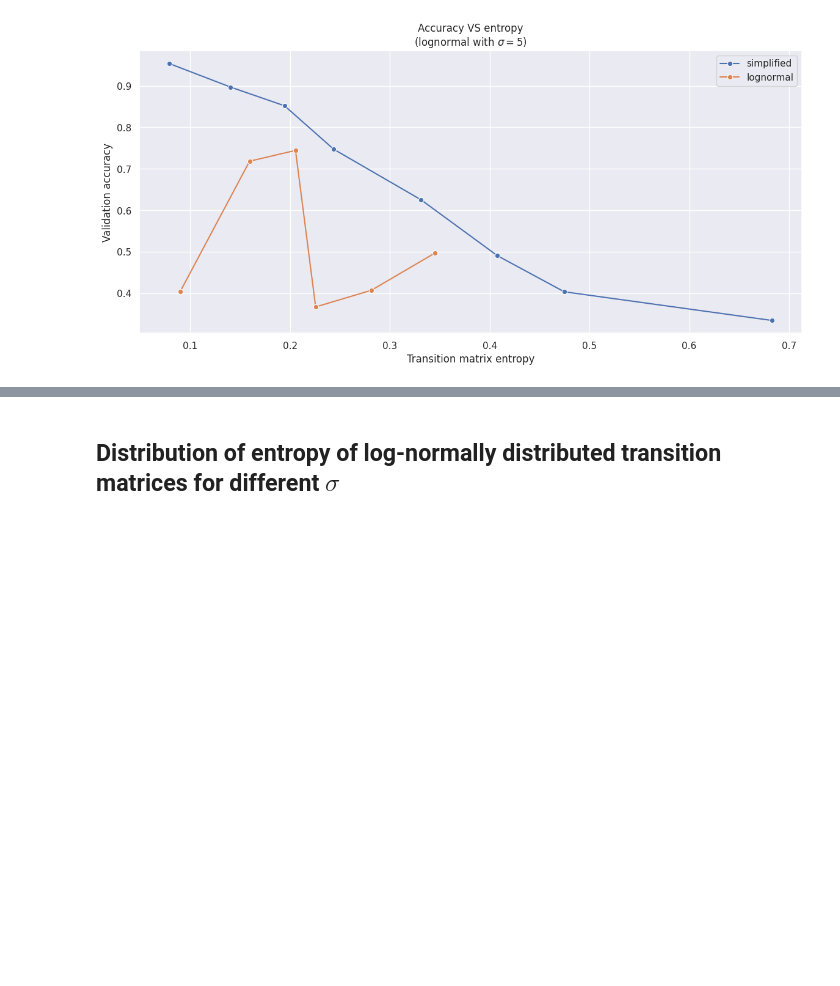
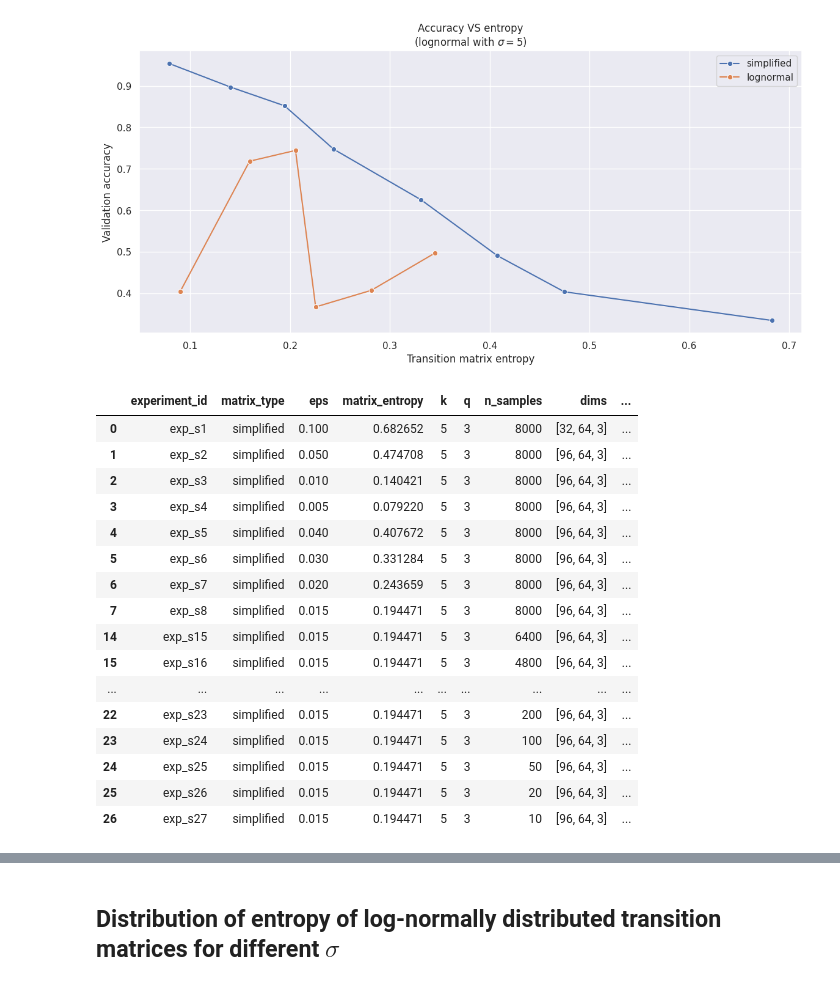
Before and after one commit to emanuele-moscato/tree-language, a Jupyter notebook: notebooks/nn_root_inference.ipynb, the cells around one changed output, grey strips where cells are left out. Saved outputs shown, nothing was run; the diff lists cells and outputs as text; code cells hidden in the pictures; blank space fills up the shorter version.

```diff
--- a/notebooks/nn_test.ipynb
+++ b/notebooks/nn_root_inference.ipynb
@@ -387,3 +405,23 @@ plt.title('Accuracy VS entropy\n(lognormal with $\sigma = 5$)')
 # %% [output]
 Text(0.5, 1.0, 'Accuracy VS entropy\n(lognormal with $\\sigma = 5$)')
 [figure]
+# %%
+experiment_catalog[experiment_catalog['matrix_type'] == 'simplified']
+# %% [output]
+|  | experiment_id | matrix_type | eps | matrix_entropy | k | q | n_samples | dims | ... |
+| 0 | exp_s1 | simplified | 0.100 | 0.682652 | 5 | 3 | 8000 | [32, 64, 3] | ... |
+| 1 | exp_s2 | simplified | 0.050 | 0.474708 | 5 | 3 | 8000 | [96, 64, 3] | ... |
+| 2 | exp_s3 | simplified | 0.010 | 0.140421 | 5 | 3 | 8000 | [96, 64, 3] | ... |
+| 3 | exp_s4 | simplified | 0.005 | 0.079220 | 5 | 3 | 8000 | [96, 64, 3] | ... |
+| 4 | exp_s5 | simplified | 0.040 | 0.407672 | 5 | 3 | 8000 | [96, 64, 3] | ... |
+| 5 | exp_s6 | simplified | 0.030 | 0.331284 | 5 | 3 | 8000 | [96, 64, 3] | ... |
+| 6 | exp_s7 | simplified | 0.020 | 0.243659 | 5 | 3 | 8000 | [96, 64, 3] | ... |
+| 7 | exp_s8 | simplified | 0.015 | 0.194471 | 5 | 3 | 8000 | [96, 64, 3] | ... |
+| 14 | exp_s15 | simplified | 0.015 | 0.194471 | 5 | 3 | 6400 | [96, 64, 3] | ... |
+| 15 | exp_s16 | simplified | 0.015 | 0.194471 | 5 | 3 | 4800 | [96, 64, 3] | ... |
+| ... | ... | ... | ... | ... | ... | ... | ... | ... | ... |
+| 22 | exp_s23 | simplified | 0.015 | 0.194471 | 5 | 3 | 200 | [96, 64, 3] | ... |
+| 23 | exp_s24 | simplified | 0.015 | 0.194471 | 5 | 3 | 100 | [96, 64, 3] | ... |
+| 24 | exp_s25 | simplified | 0.015 | 0.194471 | 5 | 3 | 50 | [96, 64, 3] | ... |
+| 25 | exp_s26 | simplified | 0.015 | 0.194471 | 5 | 3 | 20 | [96, 64, 3] | ... |
+| 26 | exp_s27 | simplified | 0.015 | 0.194471 | 5 | 3 | 10 | [96, 64, 3] | ... |
```
Also changed, not shown: parts of 8 cells of this notebook, 4 other files.
